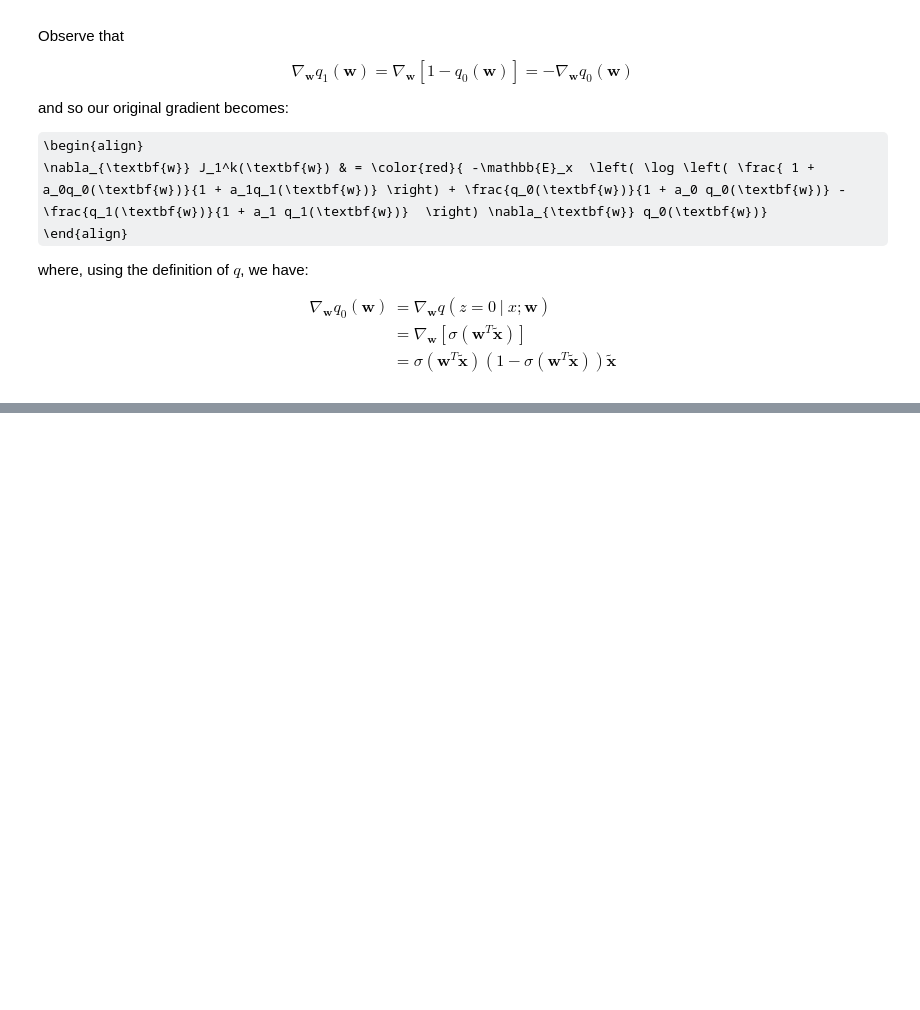
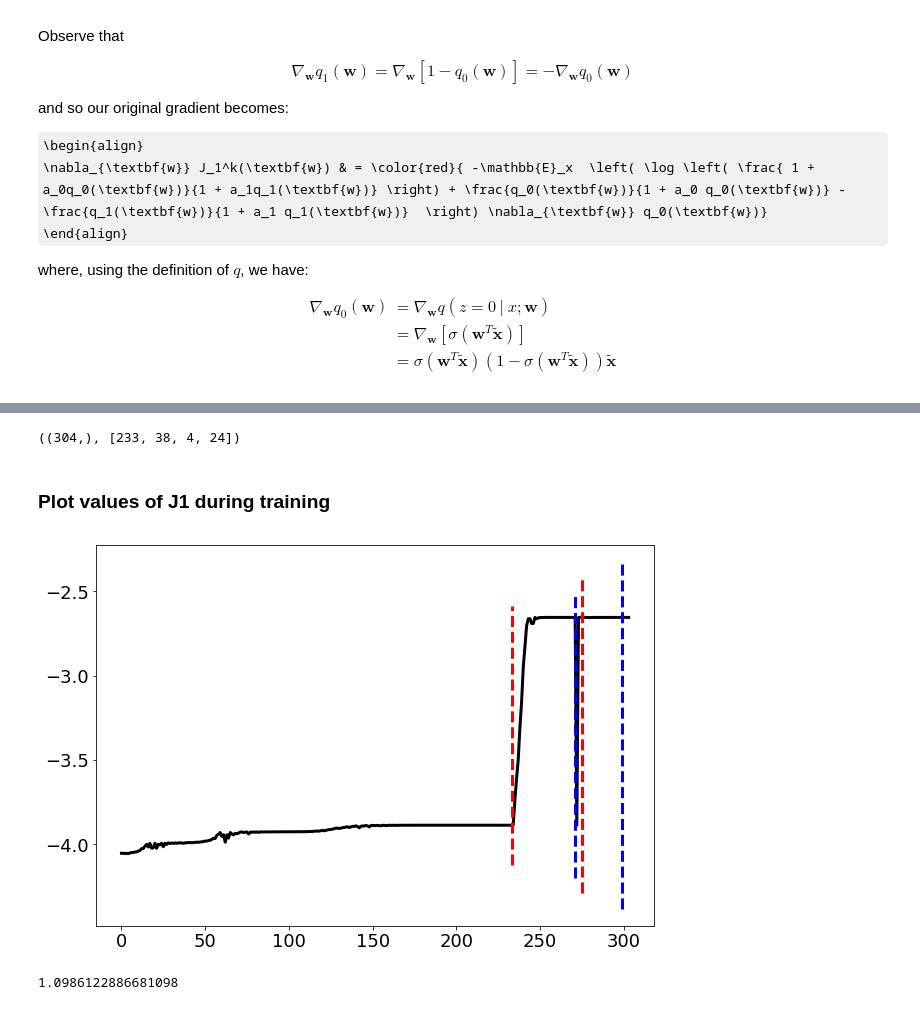
Before and after one commit to benrhodes26/VNCE, a Jupyter notebook: proposal/code/sanity-check-python.ipynb, the cells around one changed output, grey strips where cells are left out. Drawn from its saved outputs; the diff is of its cells as text; code cells hidden in the pictures; some formulas as TeX source; blank space fills up the shorter version.

```diff
--- a/proposal/code/sanity-check-python.ipynb
+++ b/proposal/code/sanity-check-python.ipynb
@@ -563,3 +570,26 @@ Warning: Desired error not necessarily achieved due to precision loss.
+# %%
+J1s.shape, switch_points
+# %% [output]
+((304,), [233, 38, 4, 24])
+# %% [markdown]
+### Plot values of J1 during training
+# %%
+switch_poins_cum = [sum(switch_points[:i+1]) for i in range(len(switch_points))]
+fig, axs = plt.subplots(1,1, figsize=(10,7))
+
+t = np.arange(len(J1s))
+axs.plot(t, J1s, c='k')
+for i in range(len(switch_points)):
+    if i % 2 == 0:
+        axs.plot(switch_poins_cum[i]*np.array([1,1]), plt.get(axs, 'ylim'), 'r--')
+    else:
+        axs.plot(switch_poins_cum[i]*np.array([1,1]), plt.get(axs, 'ylim'), 'b--')
+# %% [output]
+[figure, added]
+# %%
+np.log(3)
+# %% [output]
+1.0986122886681098
 # %%
 opt_thetas, opt_ws
 # %% [output]
```
Also changed, not shown: parts of 27 cells of this notebook.
